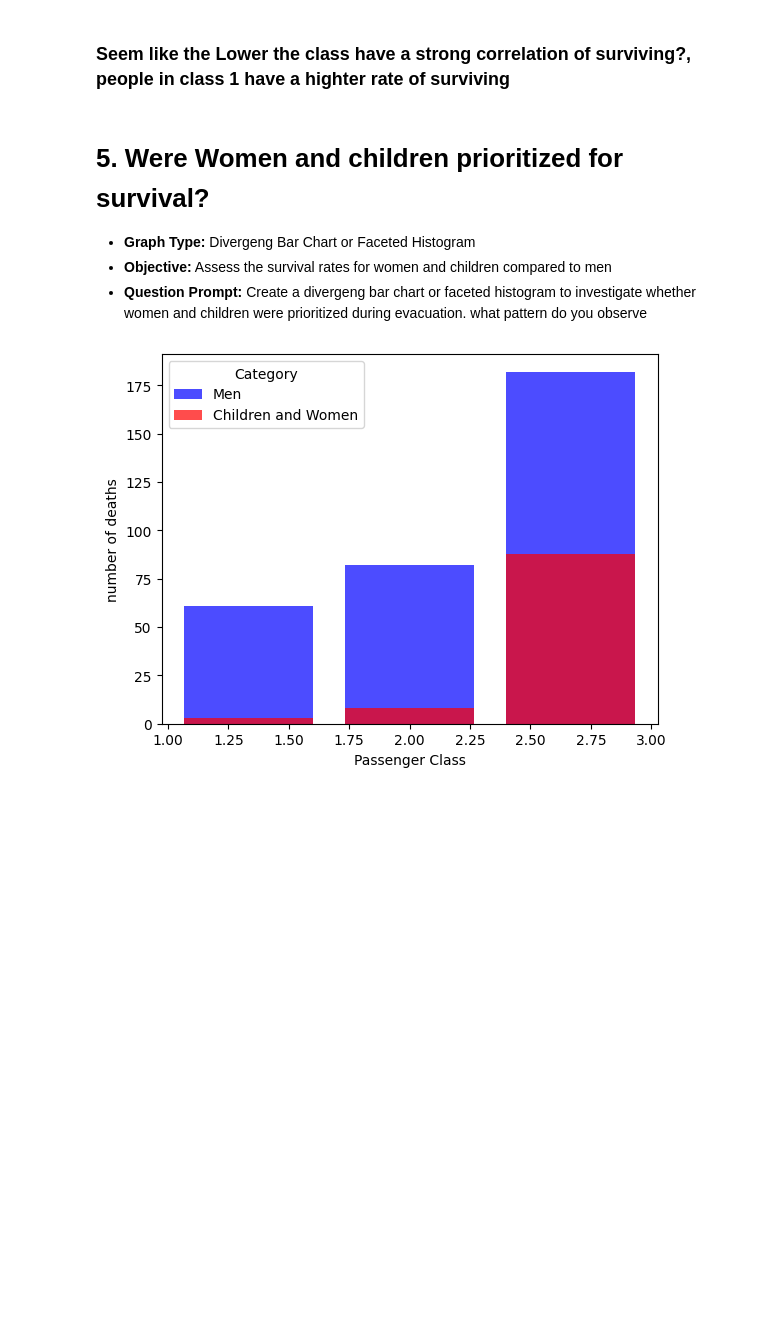
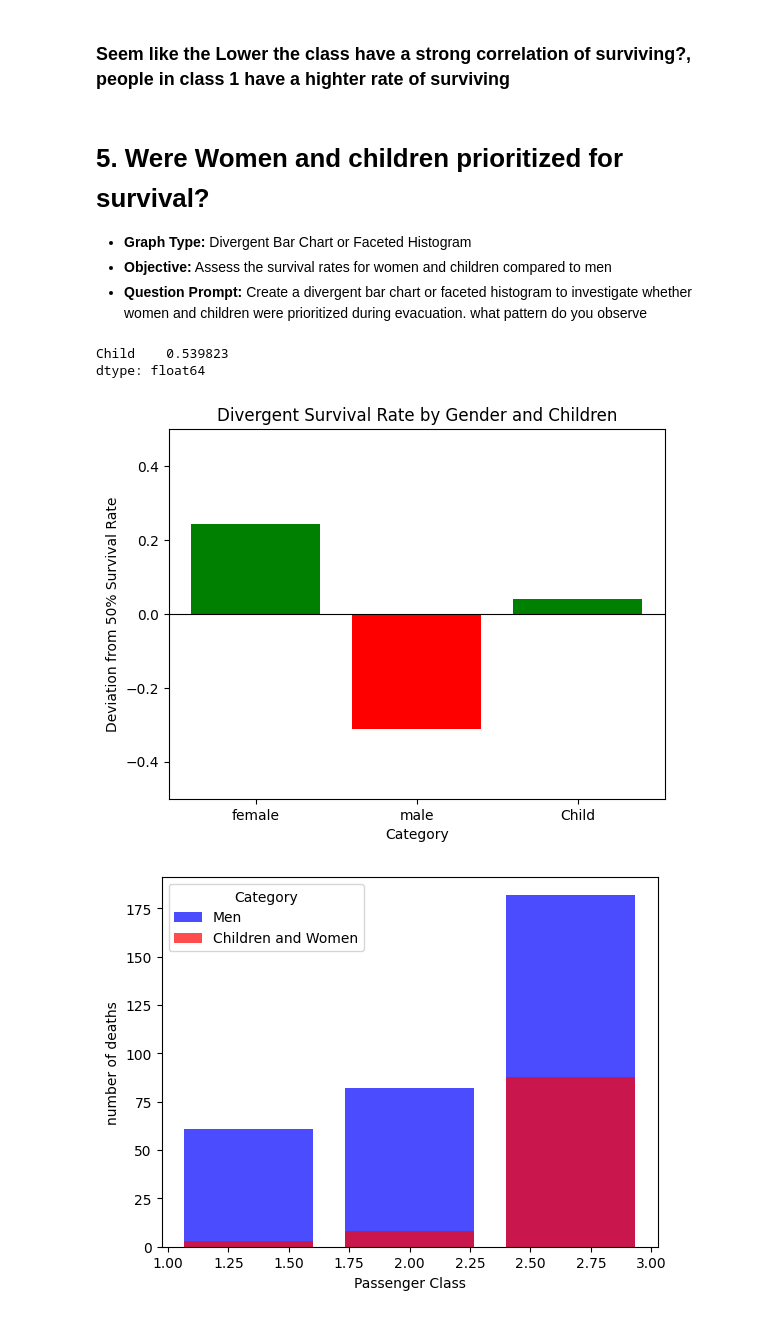
Before and after one commit to Rich-Bryan/Data_Anal, a Jupyter notebook: Data_Anal/ICA_titanic_graph.ipynb, the cells around one changed output. Saved outputs shown, nothing was run; the diff lists cells and outputs as text; code cells hidden in the pictures; blank space fills up the shorter version.

Commit message:
finish all the graph ICA

```diff
--- a/Data_Anal/ICA_titanic_graph.ipynb
+++ b/Data_Anal/ICA_titanic_graph.ipynb
@@ -173,9 +173,40 @@ plt.show()
 # %% [markdown]
 # 5. Were Women and children prioritized for survival?
 
-- **Graph Type:** Divergeng Bar Chart or Faceted Histogram
+- **Graph Type:** Divergent Bar Chart or Faceted Histogram
 - **Objective:** Assess the survival rates for women and children compared to men
-- **Question Prompt:** Create a divergeng bar chart or faceted histogram to investigate whether women and children were prioritized during evacuation. what pattern do you observe
+- **Question Prompt:** Create a divergent bar chart or faceted histogram to investigate whether women and children were prioritized during evacuation. what pattern do you observe
+# %%
+
+
+# Calculate survival rates for men and women
+survival_by_gender = df.groupby("Sex")["Survived"].mean()
+# Calculate survival rate for children
+child_survival_rate = pd.Series({"Child": df[df["Age"] < 18]["Survived"].mean()})
+
+print(child_survival_rate)
+
+# Combine survival rates into a single Series
+combined_survival = pd.concat([survival_by_gender, child_survival_rate])
+
+# Create colors based on survival rates
+colors = ['green' if val > 0.5 else 'red' for val in combined_survival.values]
+
+# Plot divergent bar chart
+plt.bar(combined_survival.index, combined_survival.values - 0.5, color=colors)
+plt.axhline(0, color='black', linewidth=0.8)
+
+# Customize the plot
+plt.title("Divergent Survival Rate by Gender and Children")
+plt.xlabel("Category")
+plt.ylabel("Deviation from 50% Survival Rate")
+plt.xticks(rotation=0)
+plt.ylim(-0.5, 0.5)  # Deviation from 50%
+plt.show()
+# %% [output]
+Child    0.539823
+dtype: float64
+[figure, added]
 # %%
 # filter who did not survived
 titanic_deaths = df[df["Survived"] == 0]
```
Also changed, not shown: parts of 1 cell of this notebook, 2 other files.
